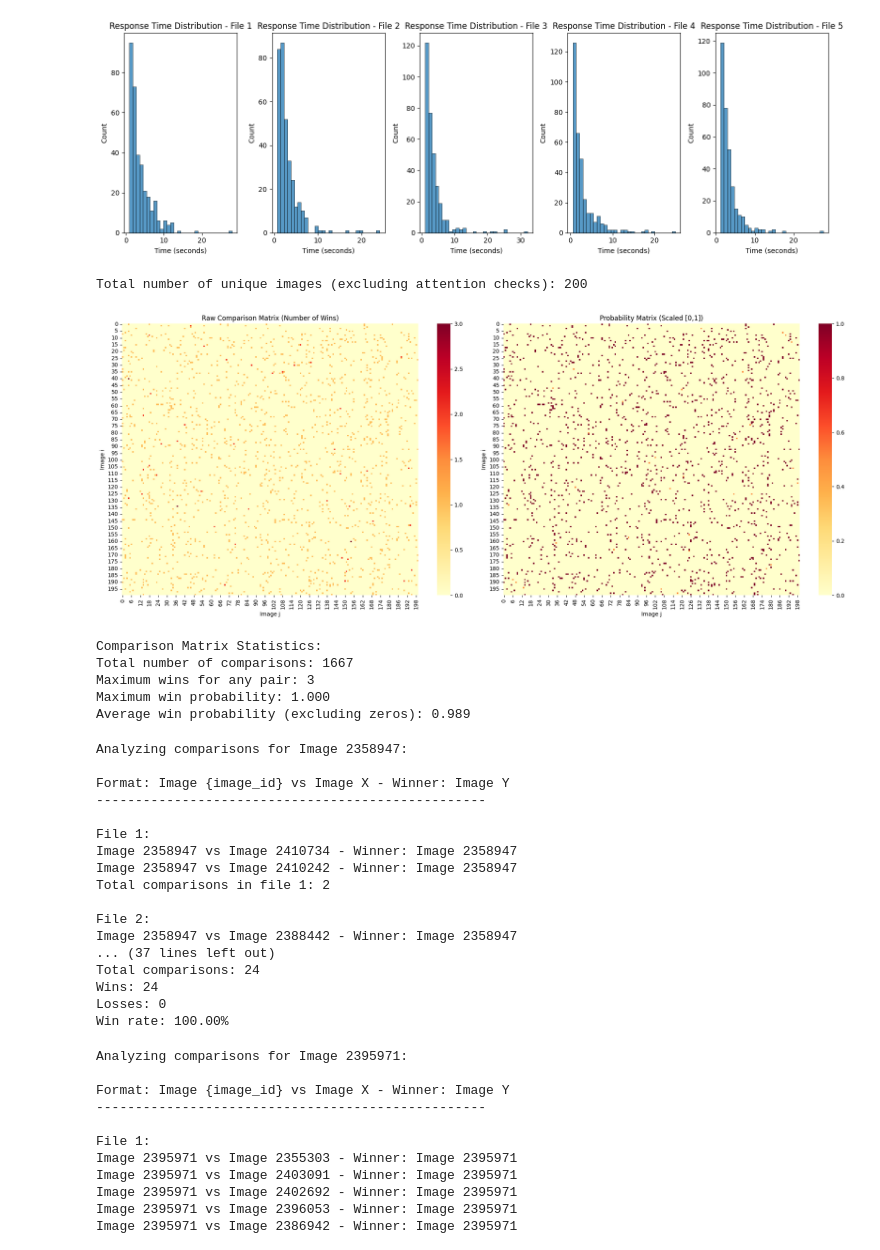
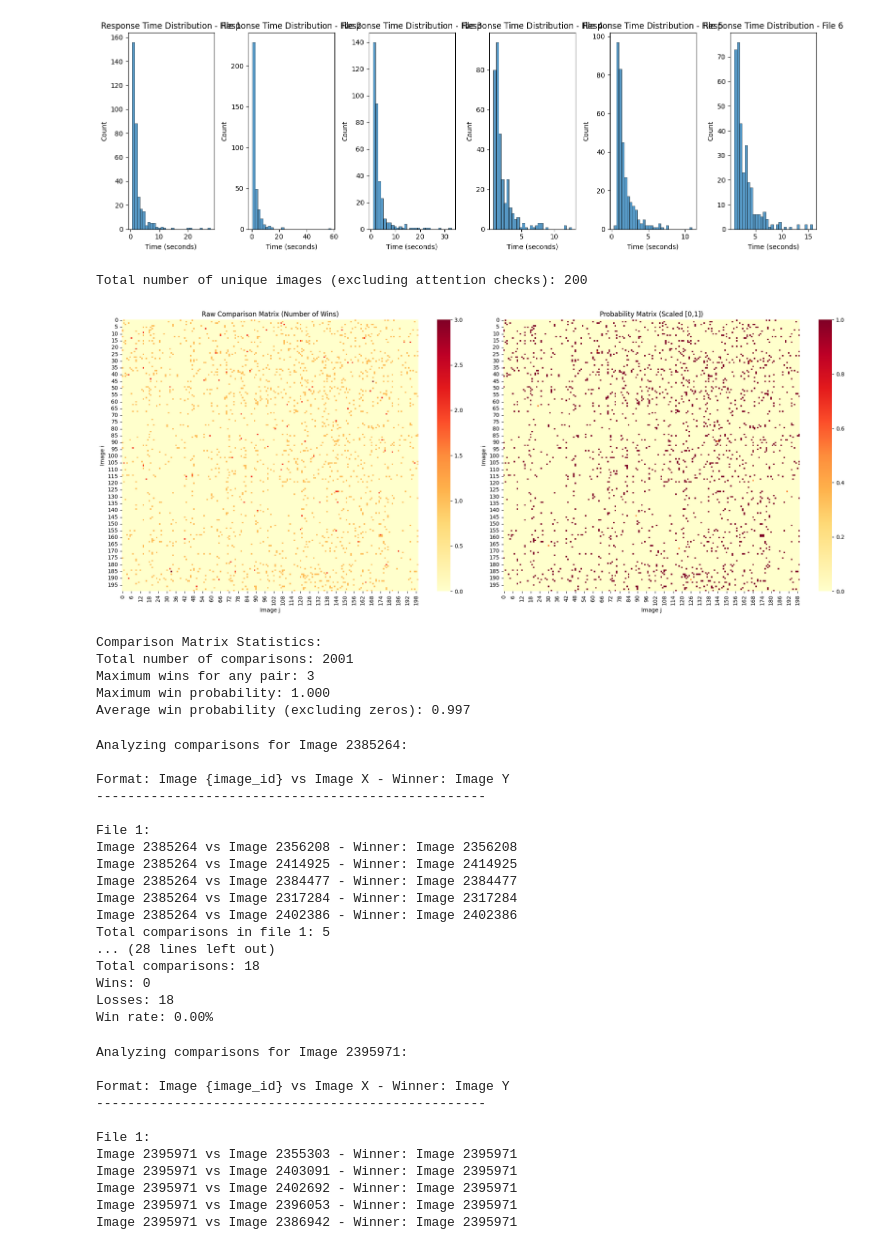
Before and after one commit to KarahanS/Visual-Genome-Python-Driver, a Jupyter notebook: notebooks/experiment/data/data_reader.ipynb, the cells around one changed output. Drawn from its saved outputs; the diff is of its cells as text; code cells hidden in the pictures.

```diff
--- a/notebooks/experiment/data/data_reader.ipynb
+++ b/notebooks/experiment/data/data_reader.ipynb
@@ -4,7 +4,7 @@ import numpy as np
 import matplotlib.pyplot as plt
 import seaborn as sns
 
-NO_CSV_FILES = 5
+NO_CSV_FILES = 6
 
 # Function to parse semicolon-separated strings into lists
 def parse_list(x, convert_type=str):
@@ -25,7 +25,7 @@ def read_and_preprocess(filename):
     return df
 
 # Read all six CSV files for semantic complexity
-dfs = [read_and_preprocess(f"sem/{i}.csv") for i in range(1, NO_CSV_FILES+1)]
+dfs = [read_and_preprocess(f"vis/{i}.csv") for i in range(1, NO_CSV_FILES+1)]
 
 # 1. Plot distribution of response times
 plt.figure(figsize=(15, 5))
@@ -103,45 +103,45 @@ for df in dfs:
 probability_matrix = np.zeros((num_images, num_images))
 with np.errstate(divide='ignore', invalid='ignore'):  # Handle division by zero
     probability_matrix = comparison_matrix / total_comparisons_matrix
 probability_matrix = np.nan_to_num(probability_matrix, 0)  # Replace NaN with 0
 
 # Visualize both matrices
 fig, (ax1, ax2) = plt.subplots(1, 2, figsize=(20, 8))
 
 sns.heatmap(comparison_matrix, cmap='YlOrRd', ax=ax1)
 ax1.set_title('Raw Comparison Matrix (Number of Wins)')
 ax1.set_xlabel('Image j')
 ax1.set_ylabel('Image i')
 
 sns.heatmap(probability_matrix, cmap='YlOrRd', ax=ax2)
 ax2.set_title('Probability Matrix (Scaled [0,1])')
 ax2.set_xlabel('Image j')
 ax2.set_ylabel('Image i')
 
 plt.tight_layout()
 plt.show()
 
 # Print some basic statistics
 print("\nComparison Matrix Statistics:")
 print(f"Total number of comparisons: {np.sum(total_comparisons_matrix)//2}")  # Divide by 2 as each comparison is counted twice
 print(f"Maximum wins for any pair: {np.max(comparison_matrix)}")
 print(f"Maximum win probability: {np.max(probability_matrix):.3f}")
 print(f"Average win probability (excluding zeros): {np.mean(probability_matrix[probability_matrix > 0]):.3f}")
 
 # Save the matrices
-np.save("sem/npy/comparison_matrix.npy", comparison_matrix)
-np.save("sem/npy/probability_matrix.npy", probability_matrix)
-np.save("sem/npy/total_comparisons_matrix.npy", total_comparisons_matrix)
-np.save("sem/npy/id_to_index.npy", id_to_index)
+np.save("vis/npy/comparison_matrix.npy", comparison_matrix)
+np.save("vis/npy/probability_matrix.npy",probability_matrix )
+np.save("vis/npy/total_comparisons_matrix.npy", total_comparisons_matrix)
+np.save("vis/npy/id_to_index.npy", id_to_index)
 # %% [output]
-[figure, old version]
+[figure, new version]
 Total number of unique images (excluding attention checks): 200
-[figure, old version]
+[figure, new version]
 Comparison Matrix Statistics:
-Total number of comparisons: 1667
+Total number of comparisons: 2001
 Maximum wins for any pair: 3
 Maximum win probability: 1.000
-Average win probability (excluding zeros): 0.989
+Average win probability (excluding zeros): 0.997
 # %%
 def analyze_image_comparisons(image_id, dfs):
     print(f"\nAnalyzing comparisons for Image {image_id}:\n")
@@ -200,24 +200,27 @@ def analyze_image_comparisons(image_id, dfs):
     if total_comparisons > 0:
         win_rate = (total_wins / total_comparisons) * 100
         print(f"Win rate: {win_rate:.2f}%")
+
+
+analyze_image_comparisons(2385264, dfs)
 # %% [output]
-Analyzing comparisons for Image 2358947:
+Analyzing comparisons for Image 2385264:
 
 Format: Image {image_id} vs Image X - Winner: Image Y
 --------------------------------------------------
 
 File 1:
-Image 2358947 vs Image 2410734 - Winner: Image 2358947
-Image 2358947 vs Image 2410242 - Winner: Image 2358947
-Total comparisons in file 1: 2
-
-File 2:
-Image 2358947 vs Image 2388442 - Winner: Image 2358947
-... (37 lines left out)
-Total comparisons: 24
-Wins: 24
-Losses: 0
-Win rate: 100.00%
+Image 2385264 vs Image 2356208 - Winner: Image 2356208
+Image 2385264 vs Image 2414925 - Winner: Image 2414925
+Image 2385264 vs Image 2384477 - Winner: Image 2384477
+Image 2385264 vs Image 2317284 - Winner: Image 2317284
+Image 2385264 vs Image 2402386 - Winner: Image 2402386
+Total comparisons in file 1: 5
+... (28 lines left out)
+Total comparisons: 18
+Wins: 0
+Losses: 18
+Win rate: 0.00%
 # %%
 # Example usage - replace 1 with any image ID you want to analyze
 analyze_image_comparisons(2395971, dfs)
```
Also changed, not shown: parts of 8 cells of this notebook, 14 other files.
